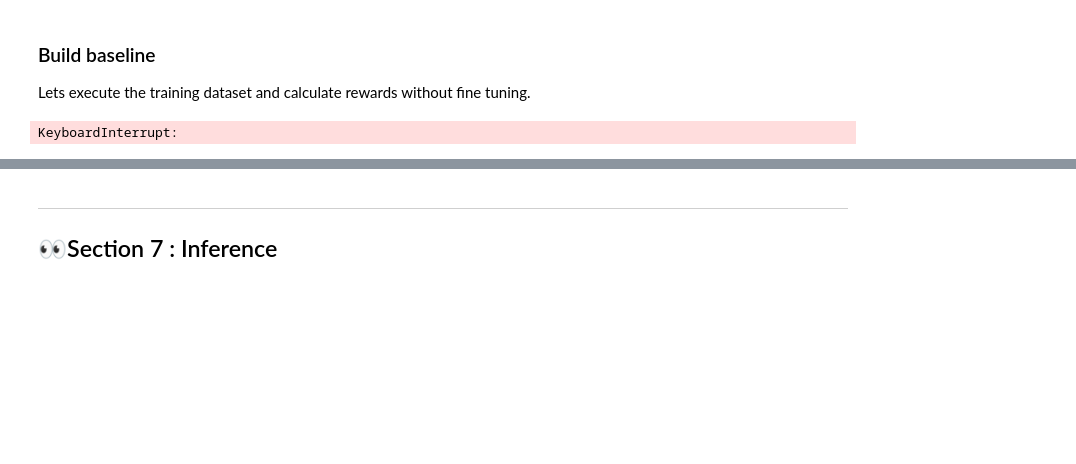
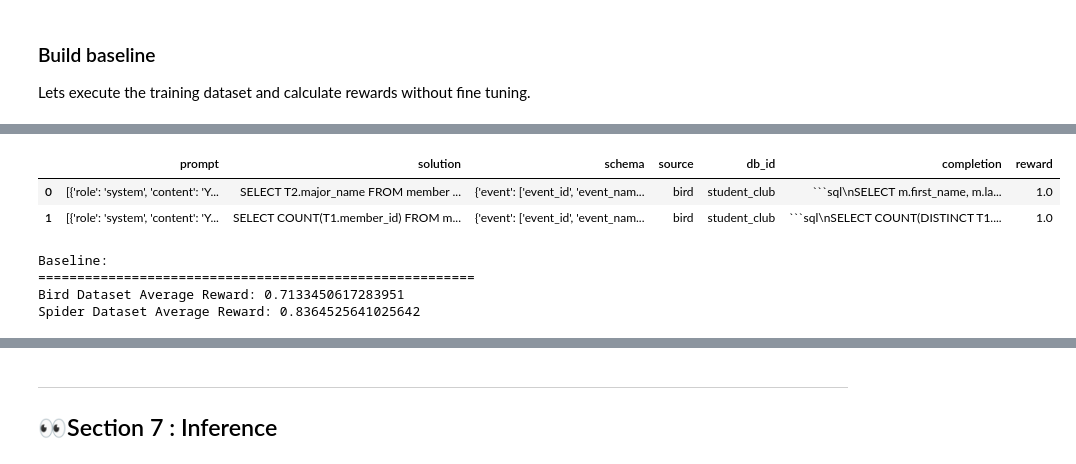
Before and after one commit to sriksmachi/text2sql-slm-finetuning-grpo, a Jupyter notebook: notebooks/01_data_exploration.ipynb, the cells around one changed output, grey strips where cells are left out. Cells and saved outputs as stored; diff of their text form; code cells hidden in the pictures; blank space fills up the shorter version.

````diff
--- a/notebooks/01_data_exploration.ipynb
+++ b/notebooks/01_data_exploration.ipynb
@@ -1089,7 +1192,7 @@ def run_prompt(prompt: str):
 
 def compute_rewards(dataset):
     completions = [
-        [{"role": "assistant", "content": f"```sql\n{row}\n```"}]
+        [{"role": "assistant", "content": f"{row}"}]
         for row in dataset["completion"]
     ]
     scores = combined_reward(
@@ -1099,11 +1202,4 @@ def compute_rewards(dataset):
         source=dataset["source"].tolist(),
         db_paths=dataset["db_id"].tolist(),
     )
-
     return scores
-
-test_dataset_baseline = pd.DataFrame.from_records(test_dataset).copy()
-test_dataset_baseline["completion"] = test_dataset_baseline["prompt"].progress_apply(run_prompt)
-test_dataset_baseline["reward"] = compute_rewards(test_dataset_baseline)
-# %% [output]
-KeyboardInterrupt:
@@ -1109,0 +1209,4 @@ KeyboardInterrupt:
+# %%
+test_dataset_baseline["reward"] = compute_rewards(test_dataset_baseline)
+test_dataset_baseline.head(2)
+# %% [output]
@@ -1110 +1230,4 @@ KeyboardInterrupt:
+|  | prompt | solution | schema | source | db_id | completion | reward |
+| 0 | [{'role': 'system', 'content': 'Y... | SELECT T2.major_name FROM member ... | {'event': ['event_id', 'event_nam... | bird | student_club | ```sql\nSELECT m.first_name, m.la... | 1.0 |
+| 1 | [{'role': 'system', 'content': 'Y... | SELECT COUNT(T1.member_id) FROM m... | {'event': ['event_id', 'event_nam... | bird | student_club | ```sql\nSELECT COUNT(DISTINCT T1.... | 1.0 |
 # %%
@@ -1114,3 +1235,13 @@ print(train_dataset_baseline.groupby("source")["reward"].mean())
+# %%
+print(f"Baseline: \n========================================================")
+results = test_dataset_baseline.groupby("source")["reward"].mean().to_dict()
+print(f"Bird Dataset Average Reward: {results["bird"]}")
+print(f"Spider Dataset Average Reward: {results["spider"]}")
+# %% [output]
+Baseline:
+========================================================
+Bird Dataset Average Reward: 0.7133450617283951
+Spider Dataset Average Reward: 0.8364525641025642
 # %%
 from trl import GRPOTrainer
 
````
Also changed, not shown: parts of 17 cells of this notebook.
